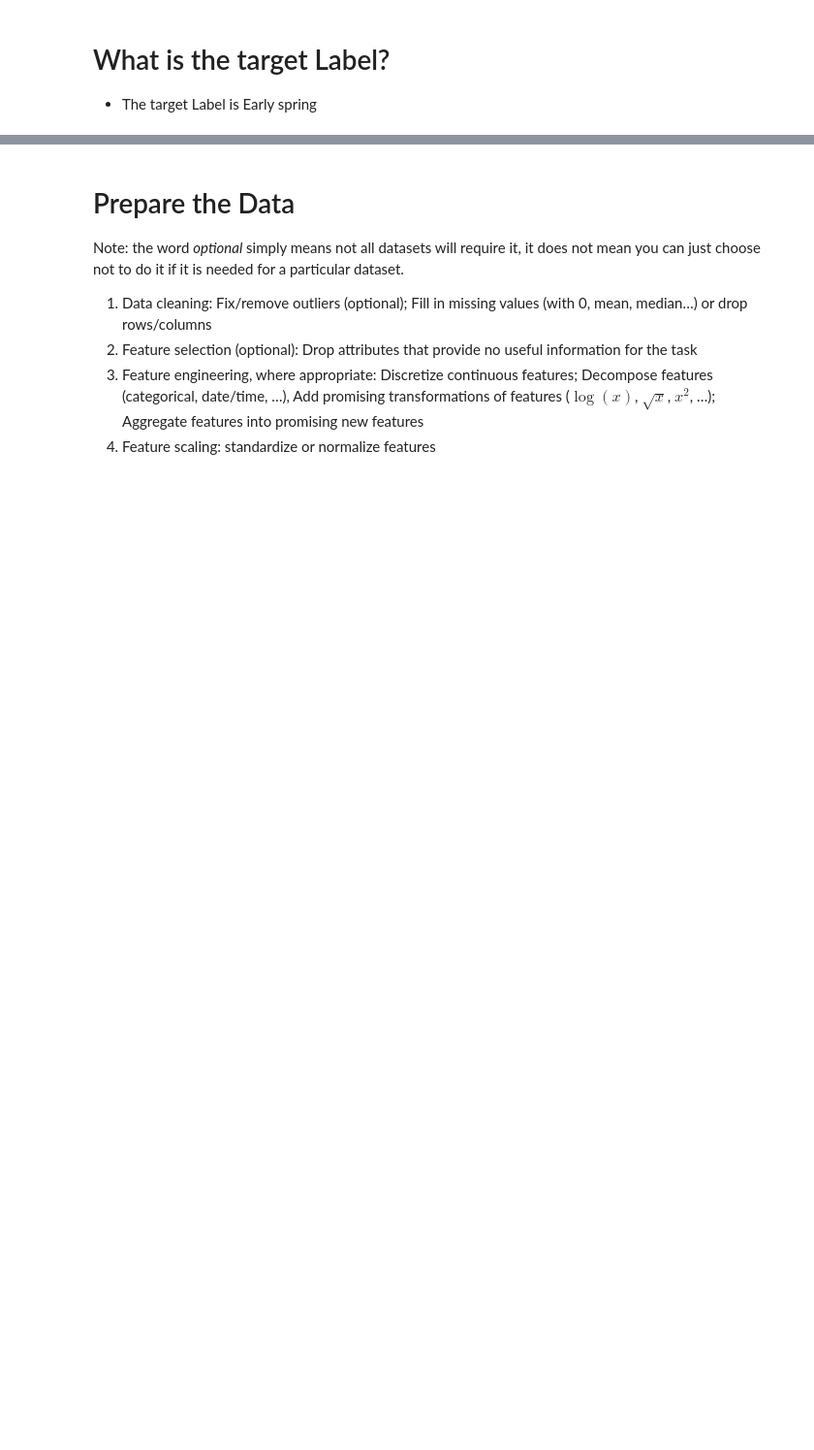
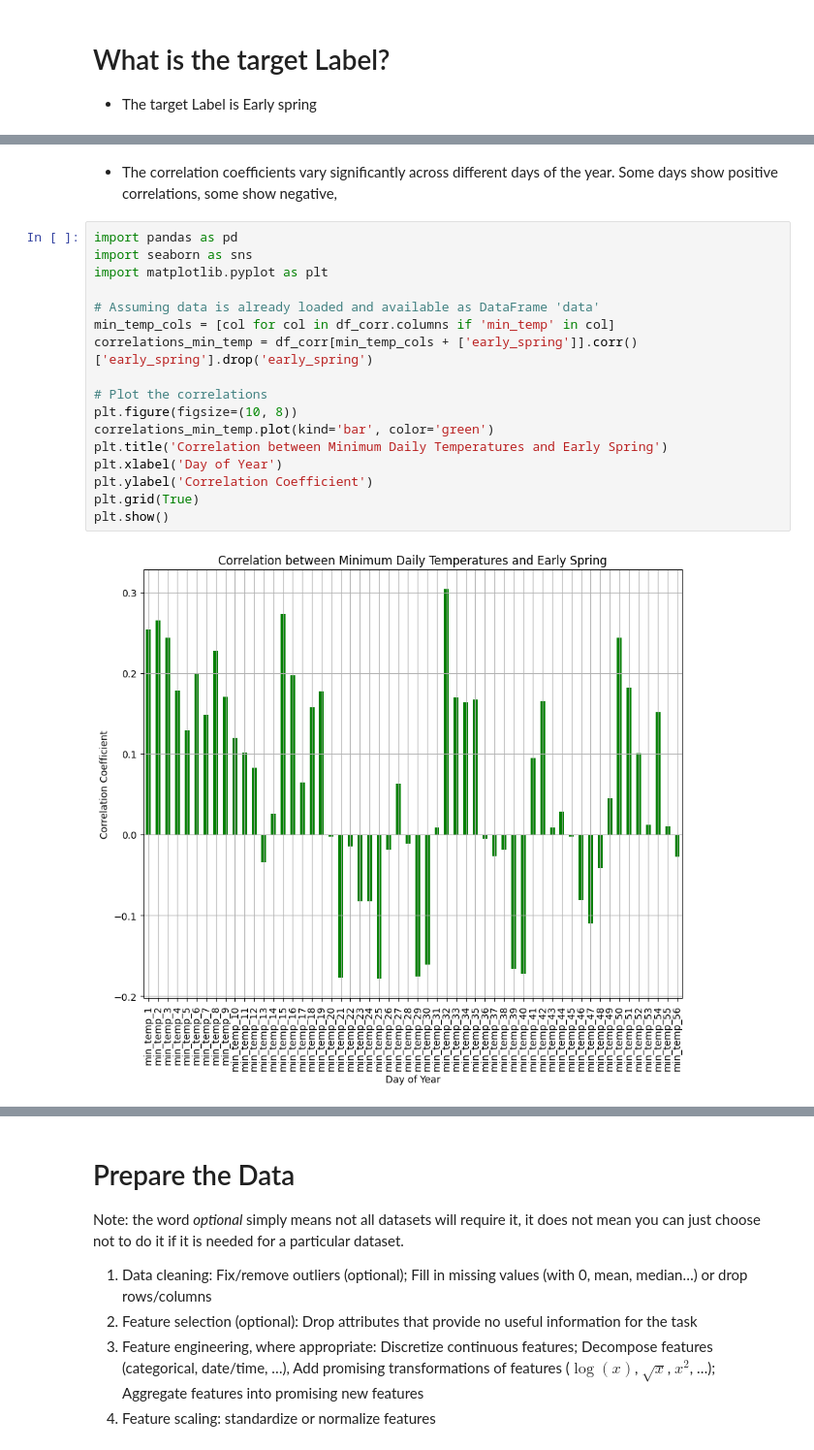
Before and after one commit to jyounes23/Project1CSCI296, a Jupyter notebook: Early Spring.ipynb, the cells around one changed output, grey strips where cells are left out. Shown: that part at 97% size. Saved outputs shown, nothing was run; the diff lists cells and outputs as text; blank space fills up the shorter version.

```diff
--- a/Early Spring.ipynb
+++ b/Early Spring.ipynb
@@ -538,0 +536,21 @@ sns.heatmap(corr_matrix, annot=True)
+# %% [markdown]
+- The correlation coefficients vary significantly across different days of the year. Some days show positive correlations, some show negative,
+# %%
+import pandas as pd
+import seaborn as sns
+import matplotlib.pyplot as plt
+
+# Assuming data is already loaded and available as DataFrame 'data'
+min_temp_cols = [col for col in df_corr.columns if 'min_temp' in col]
+correlations_min_temp = df_corr[min_temp_cols + ['early_spring']].corr()['early_spring'].drop('early_spring')
+
+# Plot the correlations
+plt.figure(figsize=(10, 8))
+correlations_min_temp.plot(kind='bar', color='green')
+plt.title('Correlation between Minimum Daily Temperatures and Early Spring')
+plt.xlabel('Day of Year')
+plt.ylabel('Correlation Coefficient')
+plt.grid(True)
+plt.show()
+# %% [output]
+[figure, added]
```
Also changed, not shown: parts of 21 cells of this notebook.
